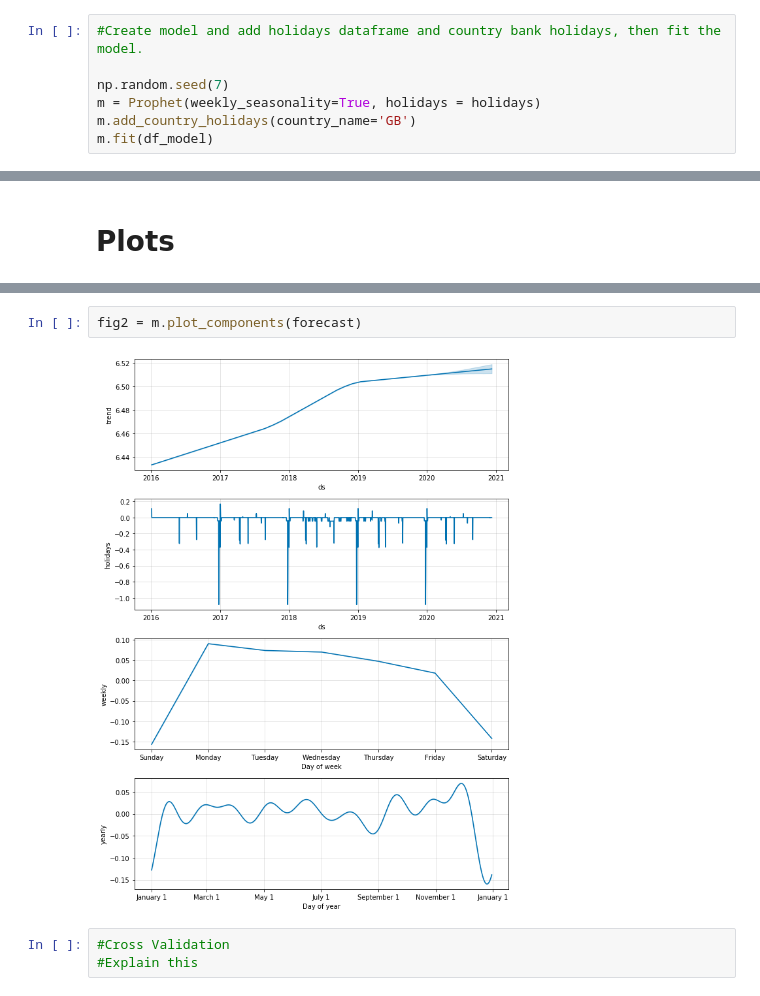
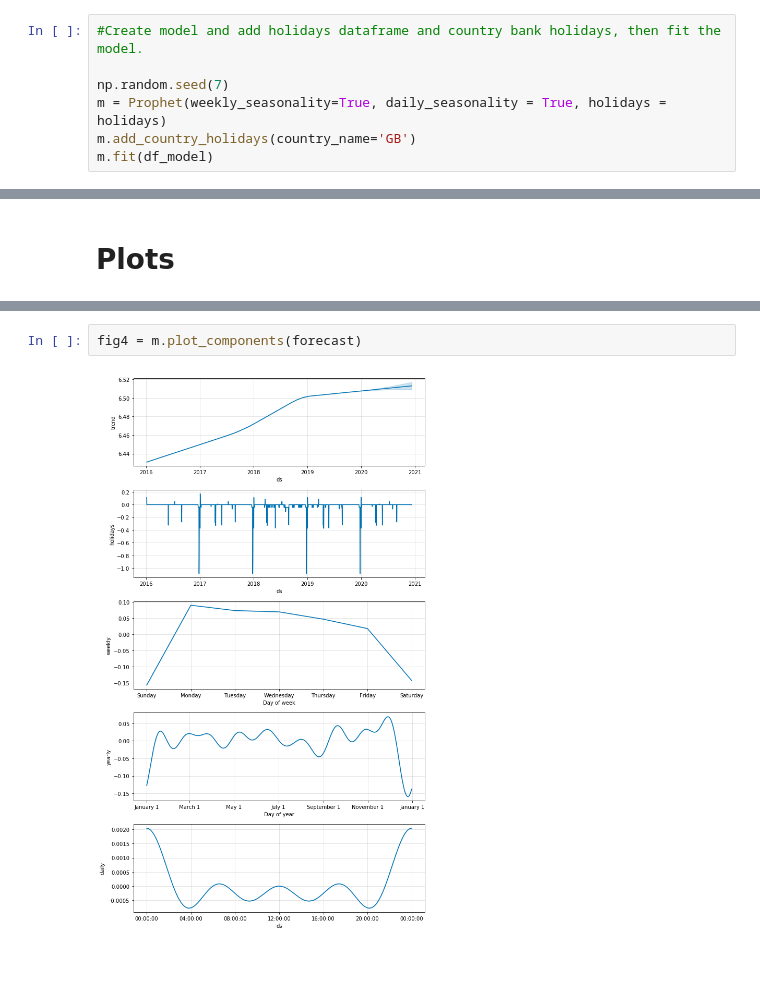
Before and after one commit to raulbarrue/revenue_forecasting, a Jupyter notebook: prophet forecast.ipynb, the cells around one changed output, grey strips where cells are left out. Saved outputs shown, nothing was run; the diff lists cells and outputs as text; blank space fills up the shorter version.

```diff
--- a/prophet forecast.ipynb
+++ b/prophet forecast.ipynb
@@ -222,7 +223,7 @@ holidays = pd.concat([seasons, xmas])
 #Create model and add holidays dataframe and country bank holidays, then fit the model.
 
 np.random.seed(7)
-m = Prophet(weekly_seasonality=True, holidays = holidays)
+m = Prophet(weekly_seasonality=True, daily_seasonality = True, holidays = holidays)
 m.add_country_holidays(country_name='GB')
 m.fit(df_model)
 # %% [output]
@@ -249,7 +285,4 @@ fig1 = m.plot(forecast)
 # %%
-fig2 = m.plot_components(forecast)
+fig4 = m.plot_components(forecast)
 # %% [output]
-[figure, old version]
+[figure, new version]
-# %%
-#Cross Validation
-#Explain this
```
Also changed, not shown: parts of 23 cells of this notebook.
